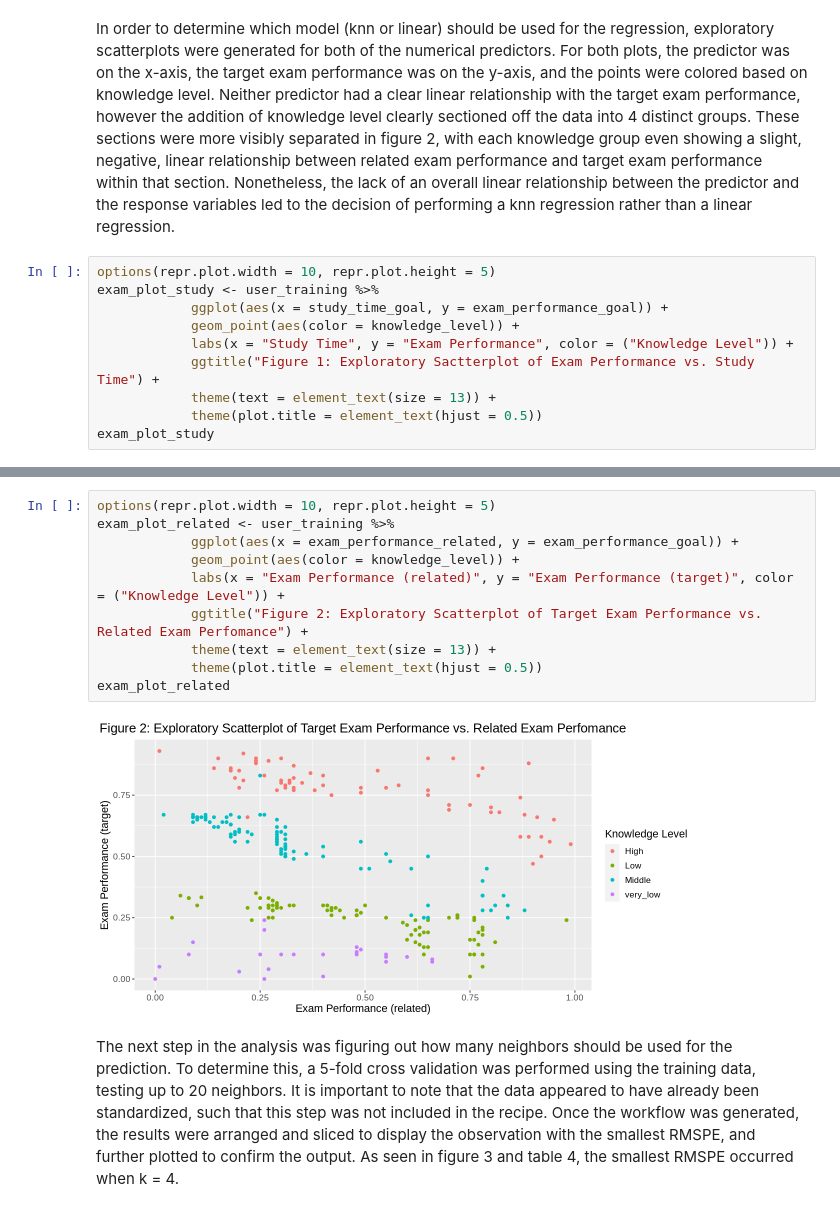
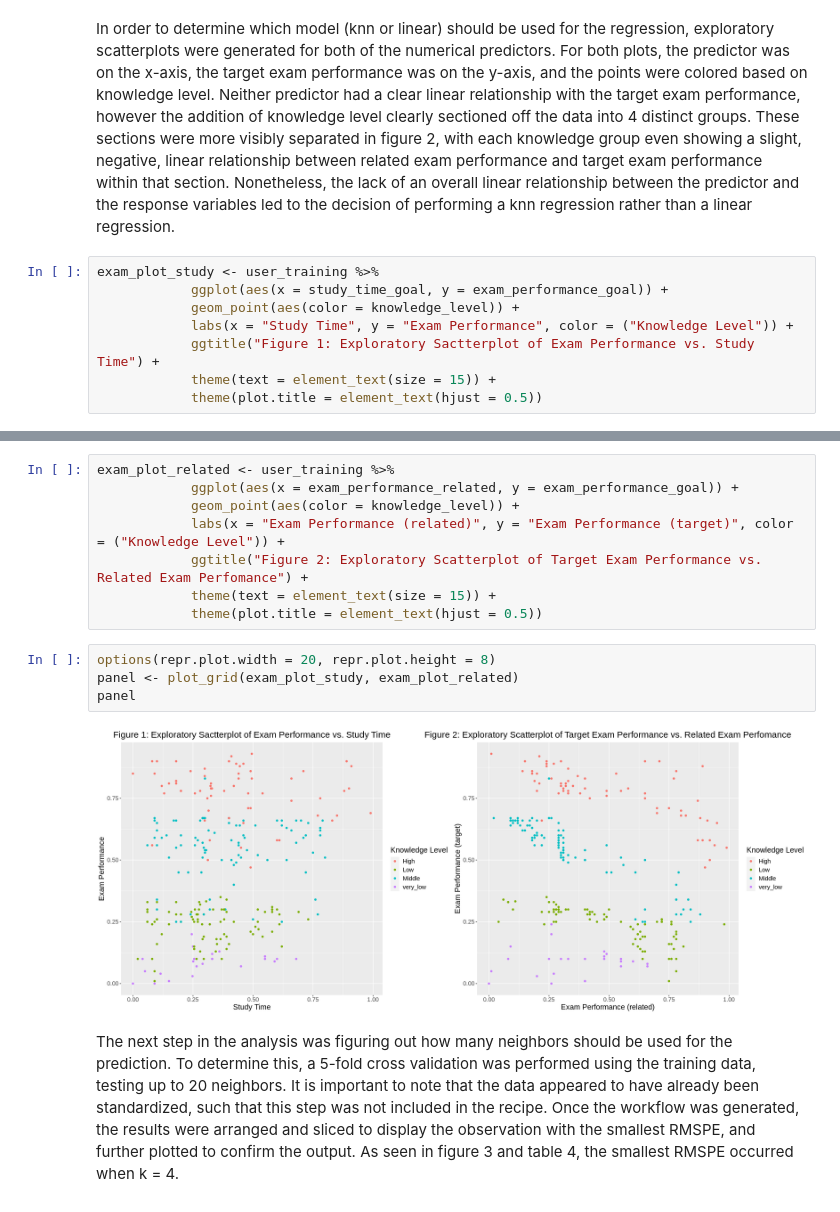
Before and after one commit to MirrenB/DSCI-100-Group-Project, a Jupyter notebook: Regression.ipynb, the cells around one changed output, grey strips where cells are left out. Drawn from its saved outputs; the diff is of its cells as text.

Commit message:
Added figure legend and condensed scatter plot

```diff
--- a/Regression.ipynb
+++ b/Regression.ipynb
@@ -106,12 +108,10 @@ A tibble: 4 × 5
 # %% [markdown]
 In order to determine which model (knn or linear) should be used for the regression, exploratory scatterplots were generated for both of the numerical predictors. For both plots, the predictor was on the x-axis, the target exam performance was on the y-axis, and the points were colored based on knowledge level. Neither predictor had a clear linear relationship with the target exam performance, however the addition of knowledge level clearly sectioned off the data into 4 distinct groups. These sections were more visibly separated in figure 2, with each knowledge group even showing a slight, negative, linear relationship between related exam performance and target exam performance within that section. Nonetheless, the lack of an overall linear relationship between the predictor and the response variables led to the decision of performing a knn regression rather than a linear regression.
 # %%
-options(repr.plot.width = 10, repr.plot.height = 5)
 exam_plot_study <- user_training %>%
             ggplot(aes(x = study_time_goal, y = exam_performance_goal)) +
             geom_point(aes(color = knowledge_level)) +
             labs(x = "Study Time", y = "Exam Performance", color = ("Knowledge Level")) +
             ggtitle("Figure 1: Exploratory Sactterplot of Exam Performance vs. Study Time") +
-            theme(text = element_text(size = 13)) +
+            theme(text = element_text(size = 15)) +
             theme(plot.title = element_text(hjust = 0.5))
-exam_plot_study
@@ -120,15 +118,17 @@ exam_plot_study
 # %%
-options(repr.plot.width = 10, repr.plot.height = 5)
 exam_plot_related <- user_training %>%
             ggplot(aes(x = exam_performance_related, y = exam_performance_goal)) +
             geom_point(aes(color = knowledge_level)) +
             labs(x = "Exam Performance (related)", y = "Exam Performance (target)", color = ("Knowledge Level")) +
             ggtitle("Figure 2: Exploratory Scatterplot of Target Exam Performance vs. Related Exam Perfomance") +
-            theme(text = element_text(size = 13)) +
+            theme(text = element_text(size = 15)) +
             theme(plot.title = element_text(hjust = 0.5))
-exam_plot_related
-# %% [output]
-[figure, removed]
+# %%
+options(repr.plot.width = 20, repr.plot.height = 8)
+panel <- plot_grid(exam_plot_study, exam_plot_related)
+panel
+# %% [output]
+[figure, added]
 # %% [markdown]
 The next step in the analysis was figuring out how many neighbors should be used for the prediction. To determine this, a 5-fold cross validation was performed using the training data, testing up to 20 neighbors. It is important to note that the data appeared to have already been standardized, such that this step was not included in the recipe. Once the workflow was generated, the results were arranged and sliced to display the observation with the smallest RMSPE, and further plotted to confirm the output. As seen in figure 3 and table 4, the smallest RMSPE occurred when k = 4.
 # %%
```
Also changed, not shown: parts of 3 cells of this notebook.
